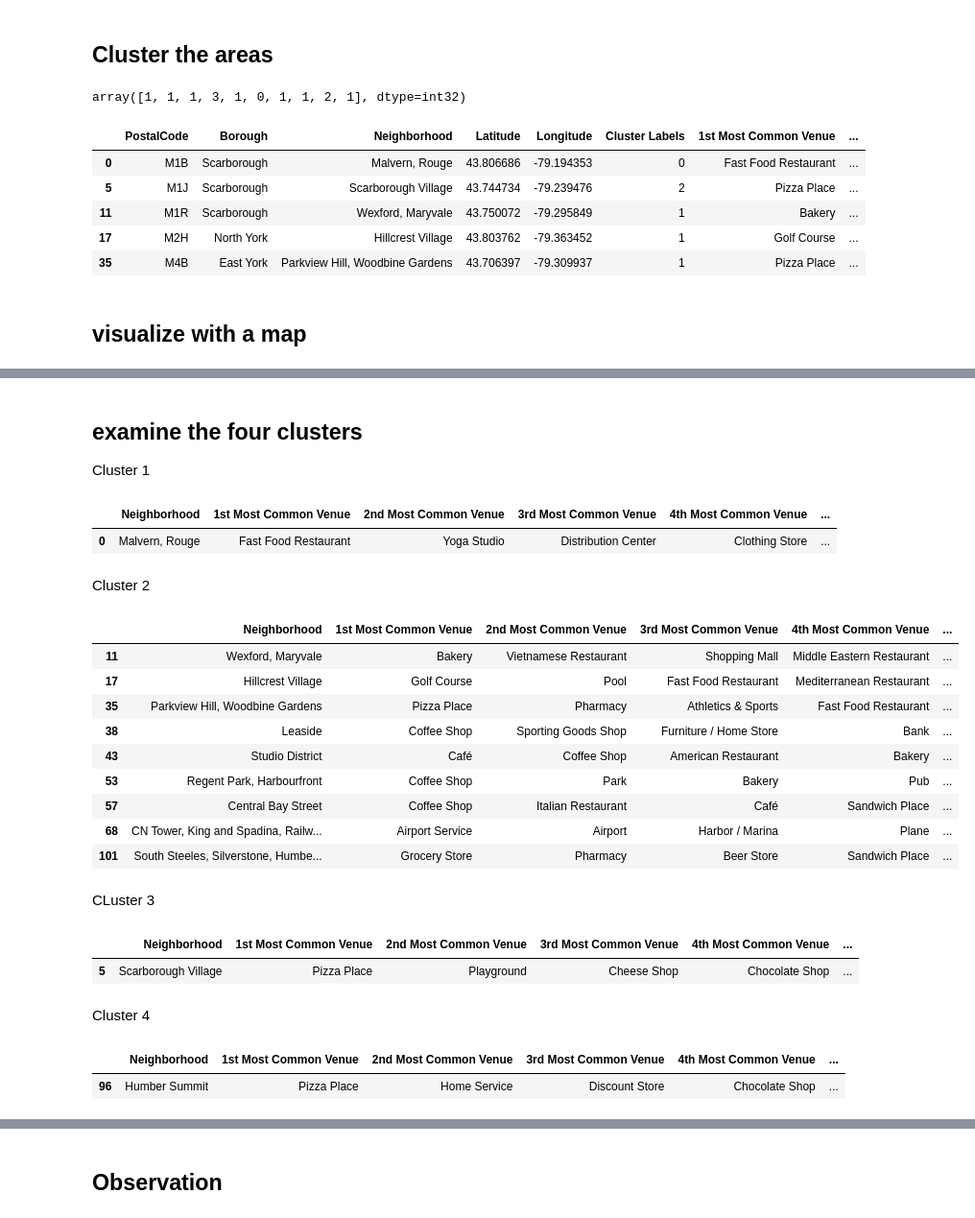
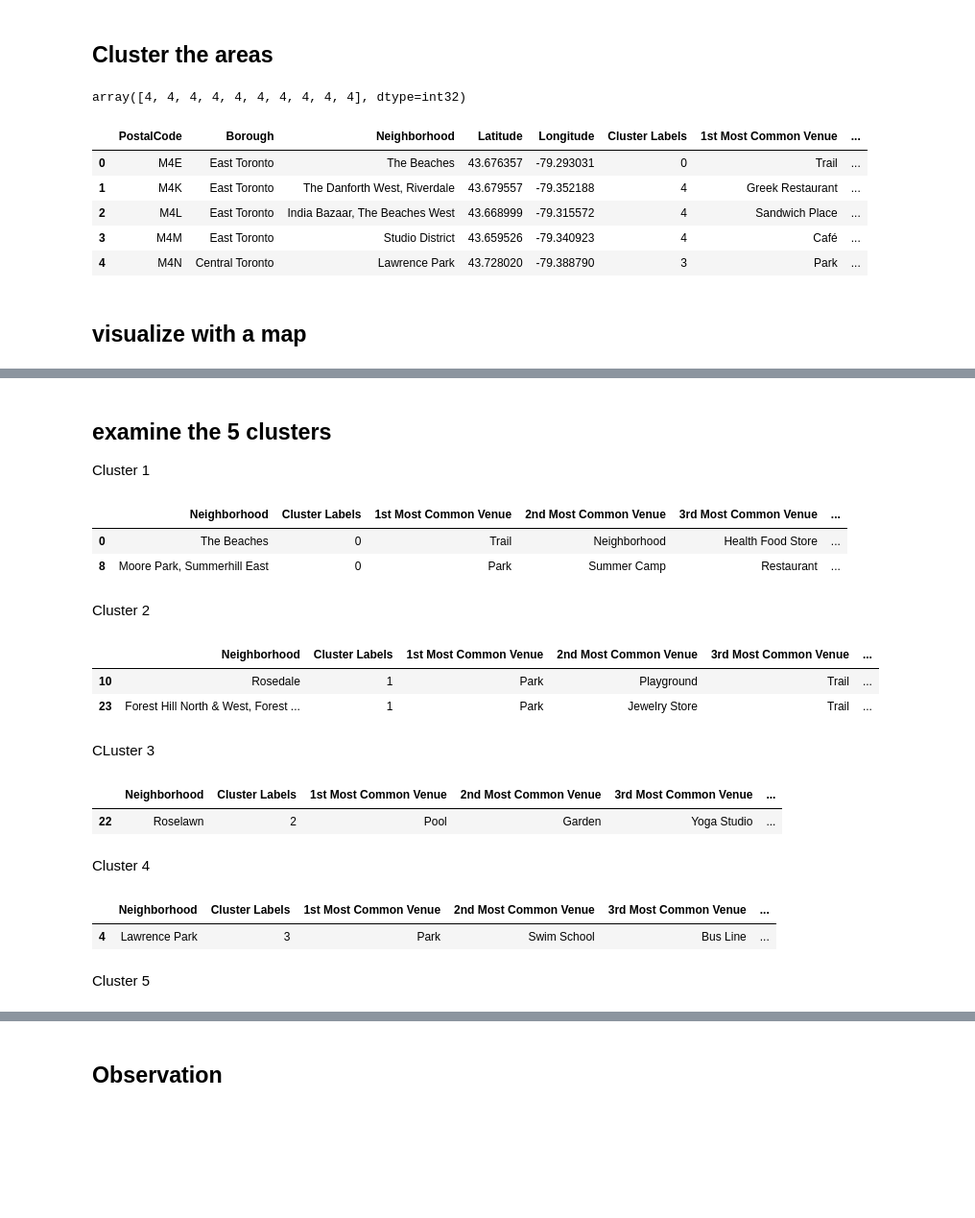
Before and after one commit to turuka/Coursera_Capstone, a Jupyter notebook: Week 3 Assignment Capstone.ipynb, the cells around one changed output, grey strips where cells are left out. Shown at 96% size. Cells and saved outputs as stored; diff of their text form; code cells hidden in the pictures; blank space fills up the shorter version.

```diff
--- a/Week 3 Assignment Capstone.ipynb
+++ b/Week 3 Assignment Capstone.ipynb
@@ -244,8 +266,8 @@ toronto_data.head()
 map_toronto2 = folium.Map(location=[latitude, longitude], zoom_start=10)
 
 # add markers to map
-for lat, lng, borough, neighborhood in zip(toronto_data['Latitude'], toronto_data['Longitude'],
-                                           toronto_data['Borough'], toronto_data['Neighborhood']):
+for lat, lng, borough, neighborhood in zip(filtered_toronto_df['Latitude'], filtered_toronto_df['Longitude'],
+                                           filtered_toronto_df['Borough'], filtered_toronto_df['Neighborhood']):
     label = '{}, {}'.format(neighborhood, borough)
     label = folium.Popup(label, parse_html=True)
     folium.CircleMarker(
@@ -271,9 +294,9 @@ radius = 500
 LIMIT = 100
 venues = []
 
-for lat, long, post, borough, neighborhood in zip(new_sample_df['Latitude'], new_sample_df['Longitude'],
-                                                  new_sample_df['PostalCode'], new_sample_df['Borough'],
-                                                  new_sample_df['Neighborhood']):
+for lat, long, post, borough, neighborhood in zip(filtered_toronto_df['Latitude'], filtered_toronto_df['Longitude'],
+                                                  filtered_toronto_df['PostalCode'], filtered_toronto_df['Borough'],
+                                                  filtered_toronto_df['Neighborhood']):
     url = "https://api.foursquare.com/v2/venues/explore?client_id={}&client_secret={}&v={}&ll={},{}&radius={}&limit={}".format(
         CLIENT_ID, CLIENT_SECRET, VERSION, lat, long, radius, LIMIT)
 
@@ -451,7 +478,7 @@ neighborhoods_venues_sorted.head()
 ## Cluster the areas
 # %%
 # set number of clusters
-kclusters = 4
+kclusters = 5
 
 toronto_grouped_clustering = toronto_grouped.drop(["Neighborhoods"], 1)
 
@@ -461,12 +488,12 @@ kmeans = KMeans(n_clusters=kclusters, random_state=0).fit(toronto_grouped_cluste
 # check cluster labels generated for each row in the dataframe
 kmeans.labels_[0:10]
 # %% [output]
-array([1, 1, 1, 3, 1, 0, 1, 1, 2, 1], dtype=int32)
+array([4, 4, 4, 4, 4, 4, 4, 4, 4, 4], dtype=int32)
 # %%
 # add clustering labels
 neighborhoods_venues_sorted.insert(0, 'Cluster Labels', kmeans.labels_)
 #new_sample_df
-toronto_merged = new_sample_df
+toronto_merged = filtered_toronto_df
 
 # merge toronto_grouped with toronto_data to add latitude/longitude for each neighborhood
 toronto_merged = toronto_merged.join(neighborhoods_venues_sorted.set_index('Neighborhoods'), on='Neighborhood')
@@ -474,11 +501,11 @@ toronto_merged = toronto_merged.join(neighborhoods_venues_sorted.set_index('Neig
 toronto_merged.head() # check the last columns!
 # %% [output]
 |  | PostalCode | Borough | Neighborhood | Latitude | Longitude | Cluster Labels | 1st Most Common Venue | ... |
-| 0 | M1B | Scarborough | Malvern, Rouge | 43.806686 | -79.194353 | 0 | Fast Food Restaurant | ... |
-| 5 | M1J | Scarborough | Scarborough Village | 43.744734 | -79.239476 | 2 | Pizza Place | ... |
-| 11 | M1R | Scarborough | Wexford, Maryvale | 43.750072 | -79.295849 | 1 | Bakery | ... |
-| 17 | M2H | North York | Hillcrest Village | 43.803762 | -79.363452 | 1 | Golf Course | ... |
-| 35 | M4B | East York | Parkview Hill, Woodbine Gardens | 43.706397 | -79.309937 | 1 | Pizza Place | ... |
+| 0 | M4E | East Toronto | The Beaches | 43.676357 | -79.293031 | 0 | Trail | ... |
+| 1 | M4K | East Toronto | The Danforth West, Riverdale | 43.679557 | -79.352188 | 4 | Greek Restaurant | ... |
+| 2 | M4L | East Toronto | India Bazaar, The Beaches West | 43.668999 | -79.315572 | 4 | Sandwich Place | ... |
+| 3 | M4M | East Toronto | Studio District | 43.659526 | -79.340923 | 4 | Café | ... |
+| 4 | M4N | Central Toronto | Lawrence Park | 43.728020 | -79.388790 | 3 | Park | ... |
 # %% [markdown]
 ## visualize with a map
 # %%
@@ -509,40 +536,36 @@ map_clusters
 # %% [output]
 [interactive output not drawn]
 # %% [markdown]
-## examine the four clusters
+## examine the 5 clusters
 
 Cluster 1
 # %%
-toronto_merged.loc[toronto_merged['Cluster Labels'] == 0, toronto_merged.columns[[2] + list(range(6, toronto_merged.shape[1]))]]
+toronto_merged.loc[toronto_merged['Cluster Labels'] == 0, toronto_merged.columns[[2] + list(range(5, toronto_merged.shape[1]))]]
 # %% [output]
-|  | Neighborhood | 1st Most Common Venue | 2nd Most Common Venue | 3rd Most Common Venue | 4th Most Common Venue | ... |
-| 0 | Malvern, Rouge | Fast Food Restaurant | Yoga Studio | Distribution Center | Clothing Store | ... |
+|  | Neighborhood | Cluster Labels | 1st Most Common Venue | 2nd Most Common Venue | 3rd Most Common Venue | ... |
+| 0 | The Beaches | 0 | Trail | Neighborhood | Health Food Store | ... |
+| 8 | Moore Park, Summerhill East | 0 | Park | Summer Camp | Restaurant | ... |
 # %% [markdown]
 Cluster 2
 # %%
-toronto_merged.loc[toronto_merged['Cluster Labels'] == 1, toronto_merged.columns[[2] + list(range(6, toronto_merged.shape[1]))]]
+toronto_merged.loc[toronto_merged['Cluster Labels'] == 1, toronto_merged.columns[[2] + list(range(5, toronto_merged.shape[1]))]]
 # %% [output]
-|  | Neighborhood | 1st Most Common Venue | 2nd Most Common Venue | 3rd Most Common Venue | 4th Most Common Venue | ... |
-| 11 | Wexford, Maryvale | Bakery | Vietnamese Restaurant | Shopping Mall | Middle Eastern Restaurant | ... |
-| 17 | Hillcrest Village | Golf Course | Pool | Fast Food Restaurant | Mediterranean Restaurant | ... |
-| 35 | Parkview Hill, Woodbine Gardens | Pizza Place | Pharmacy | Athletics & Sports | Fast Food Restaurant | ... |
-| 38 | Leaside | Coffee Shop | Sporting Goods Shop | Furniture / Home Store | Bank | ... |
-| 43 | Studio District | Café | Coffee Shop | American Restaurant | Bakery | ... |
-| 53 | Regent Park, Harbourfront | Coffee Shop | Park | Bakery | Pub | ... |
-| 57 | Central Bay Street | Coffee Shop | Italian Restaurant | Café | Sandwich Place | ... |
-| 68 | CN Tower, King and Spadina, Railw... | Airport Service | Airport | Harbor / Marina | Plane | ... |
-| 101 | South Steeles, Silverstone, Humbe... | Grocery Store | Pharmacy | Beer Store | Sandwich Place | ... |
+|  | Neighborhood | Cluster Labels | 1st Most Common Venue | 2nd Most Common Venue | 3rd Most Common Venue | ... |
+| 10 | Rosedale | 1 | Park | Playground | Trail | ... |
+| 23 | Forest Hill North & West, Forest ... | 1 | Park | Jewelry Store | Trail | ... |
 # %% [markdown]
 CLuster 3
 # %%
-toronto_merged.loc[toronto_merged['Cluster Labels'] == 2, toronto_merged.columns[[2] + list(range(6, toronto_merged.shape[1]))]]
+toronto_merged.loc[toronto_merged['Cluster Labels'] == 2, toronto_merged.columns[[2] + list(range(5, toronto_merged.shape[1]))]]
 # %% [output]
-|  | Neighborhood | 1st Most Common Venue | 2nd Most Common Venue | 3rd Most Common Venue | 4th Most Common Venue | ... |
-| 5 | Scarborough Village | Pizza Place | Playground | Cheese Shop | Chocolate Shop | ... |
+|  | Neighborhood | Cluster Labels | 1st Most Common Venue | 2nd Most Common Venue | 3rd Most Common Venue | ... |
+| 22 | Roselawn | 2 | Pool | Garden | Yoga Studio | ... |
 # %% [markdown]
 Cluster 4
 # %%
-toronto_merged.loc[toronto_merged['Cluster Labels'] == 3, toronto_merged.columns[[2] + list(range(6, toronto_merged.shape[1]))]]
+toronto_merged.loc[toronto_merged['Cluster Labels'] == 3, toronto_merged.columns[[2] + list(range(5, toronto_merged.shape[1]))]]
 # %% [output]
-|  | Neighborhood | 1st Most Common Venue | 2nd Most Common Venue | 3rd Most Common Venue | 4th Most Common Venue | ... |
-| 96 | Humber Summit | Pizza Place | Home Service | Discount Store | Chocolate Shop | ... |
+|  | Neighborhood | Cluster Labels | 1st Most Common Venue | 2nd Most Common Venue | 3rd Most Common Venue | ... |
+| 4 | Lawrence Park | 3 | Park | Swim School | Bus Line | ... |
+# %% [markdown]
+Cluster 5
```
Also changed, not shown: parts of 27 cells of this notebook.
